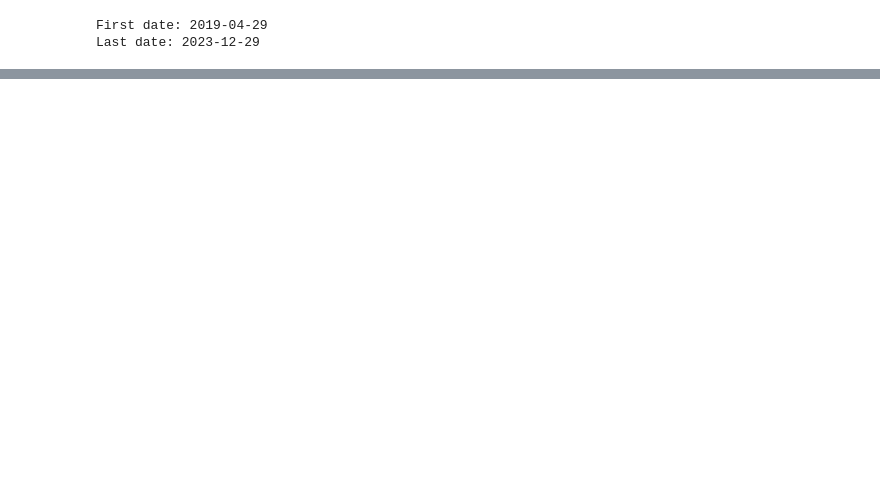
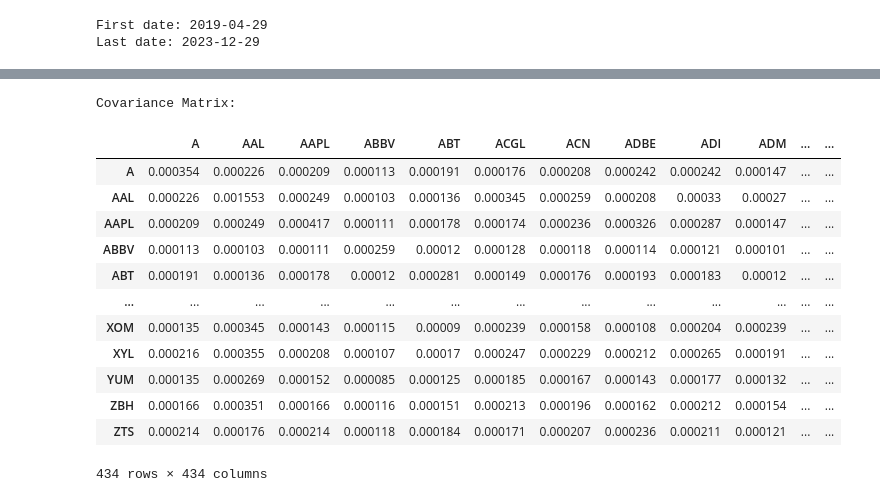
Before and after one commit to NickJS1231/Final-Project, a Jupyter notebook: Get_data - Copy.ipynb, the cells around one changed output, grey strips where cells are left out. Saved outputs shown, nothing was run; the diff lists cells and outputs as text; code cells hidden in the pictures; blank space fills up the shorter version.

```diff
--- a/Get_data - Copy.ipynb
+++ b/Get_data - Copy.ipynb
@@ -121,5 +129,7 @@ First date: 2019-04-29
 Last date: 2023-12-29
 # %%
 risk_free_rate = DataReader("IRLTLT01USM156N", "fred", start= first_date, end= last_date)
-#risk_free_rate
+risk_free_rate = risk_free_rate.iloc[-1]/100
+risk_free_rate = risk_free_rate.item()
+risk_free_rate
 # %% [output]
@@ -288,0 +154,15 @@ sp500_df_w_scores[sp500_df_w_scores['Ticker'] == 'GOOGL']
+# %%
+grouped_data = sp500_df_w_scores.groupby('Ticker')
+
+# Initialize empty dictionaries to store expected returns and covariance matrices for each firm
+e_returns_dict = {}
+cov_matrix_dict = {}
+
+# Loop over each group (firm) and calculate expected returns and covariance matrix
+for ticker, group in grouped_data:
+    # Calculate expected returns using CAPM for the current firm
+    e_returns_dict[ticker] = expected_returns.capm_return(group['Price'], risk_free_rate=risk_free_rate)
+# Convert dictionaries to DataFrame
+e_returns_df = pd.DataFrame(e_returns_dict)
+e_returns_df= e_returns_df.T
+e_returns_df.columns = ['Expected Returns']
@@ -289,3 +185,59 @@ sp500_df_w_scores[sp500_df_w_scores['Ticker'] == 'GOOGL']
+# %%
+# Calculate returns for each firm
+sp500_df_w_scores['Return'] = sp500_df_w_scores.groupby('Ticker')['Price'].pct_change()
+
+# Group the DataFrame by 'Ticker'
+grouped_data = sp500_df_w_scores.groupby('Ticker')
+
+# Get unique tickers
+tickers = list(grouped_data.groups.keys())
+
+# Initialize an empty DataFrame to store covariance matrix
+cov_matrix_df = pd.DataFrame(index=tickers, columns=tickers)
+
+# Loop over each pair of firms and calculate the covariance between their return series
+for ticker1, ticker2 in combinations(tickers, 2):
+    returns1 = grouped_data.get_group(ticker1)['Return'].dropna()
+    returns2 = grouped_data.get_group(ticker2)['Return'].dropna()
+
+    # Ensure that both return series have the same length
+    min_length = min(len(returns1), len(returns2))
+    returns1 = returns1[:min_length]
+    returns2 = returns2[:min_length]
+
+    # Calculate the covariance between the return series of ticker1 and ticker2
+    covariance = np.cov(returns1, returns2)[0, 1]
+
+    # Fill in the covariance matrix (since it's symmetric)
+    cov_matrix_df.loc[ticker1, ticker2] = covariance
+    cov_matrix_df.loc[ticker2, ticker1] = covariance
+
+# Replace NaN values for firms compared against themselves with variance
+for ticker in tickers:
+    variance = np.var(grouped_data.get_group(ticker)['Return'].dropna())
+    cov_matrix_df.loc[ticker, ticker] = variance
+
+# Save the covariance matrix DataFrame as a CSV file
+cov_matrix_df.to_csv('covariance_matrix_returns.csv')
+
+# Display the covariance matrix DataFrame
+print("Covariance Matrix:")
+cov_matrix_df
+# %% [output]
+Covariance Matrix:
+|  | A | AAL | AAPL | ABBV | ABT | ACGL | ACN | ADBE | ADI | ADM | ... | ... |
+| A | 0.000354 | 0.000226 | 0.000209 | 0.000113 | 0.000191 | 0.000176 | 0.000208 | 0.000242 | 0.000242 | 0.000147 | ... | ... |
+| AAL | 0.000226 | 0.001553 | 0.000249 | 0.000103 | 0.000136 | 0.000345 | 0.000259 | 0.000208 | 0.00033 | 0.00027 | ... | ... |
+| AAPL | 0.000209 | 0.000249 | 0.000417 | 0.000111 | 0.000178 | 0.000174 | 0.000236 | 0.000326 | 0.000287 | 0.000147 | ... | ... |
+| ABBV | 0.000113 | 0.000103 | 0.000111 | 0.000259 | 0.00012 | 0.000128 | 0.000118 | 0.000114 | 0.000121 | 0.000101 | ... | ... |
+| ABT | 0.000191 | 0.000136 | 0.000178 | 0.00012 | 0.000281 | 0.000149 | 0.000176 | 0.000193 | 0.000183 | 0.00012 | ... | ... |
+| ... | ... | ... | ... | ... | ... | ... | ... | ... | ... | ... | ... | ... |
+| XOM | 0.000135 | 0.000345 | 0.000143 | 0.000115 | 0.00009 | 0.000239 | 0.000158 | 0.000108 | 0.000204 | 0.000239 | ... | ... |
+| XYL | 0.000216 | 0.000355 | 0.000208 | 0.000107 | 0.00017 | 0.000247 | 0.000229 | 0.000212 | 0.000265 | 0.000191 | ... | ... |
+| YUM | 0.000135 | 0.000269 | 0.000152 | 0.000085 | 0.000125 | 0.000185 | 0.000167 | 0.000143 | 0.000177 | 0.000132 | ... | ... |
+| ZBH | 0.000166 | 0.000351 | 0.000166 | 0.000116 | 0.000151 | 0.000213 | 0.000196 | 0.000162 | 0.000212 | 0.000154 | ... | ... |
+| ZTS | 0.000214 | 0.000176 | 0.000214 | 0.000118 | 0.000184 | 0.000171 | 0.000207 | 0.000236 | 0.000211 | 0.000121 | ... | ... |
+434 rows × 434 columns
 # %%
 #Subset main data frame into smaller data frames for each year
 def subset_year(stock_returns_list, start, end) :
```
Also changed, not shown: parts of 20 cells of this notebook, 3 other files.
